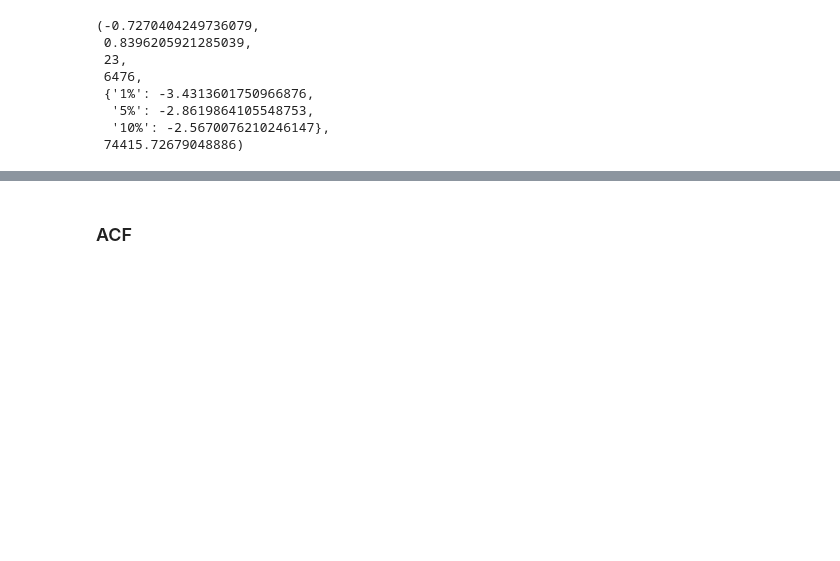
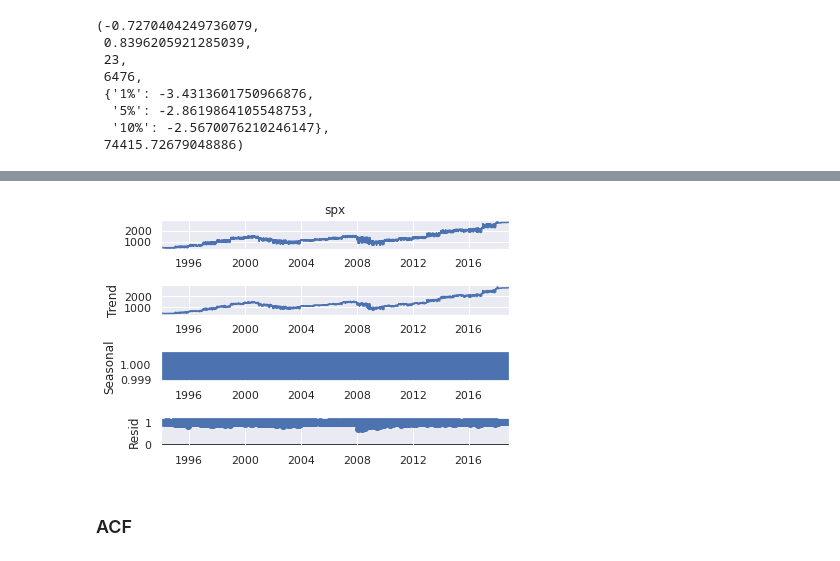
Before and after one commit to MahmutAtia/Time-Series-Analysis-in-Python, a Jupyter notebook: working with time series.ipynb, the cells around one changed output, grey strips where cells are left out. Cells and saved outputs as stored; diff of their text form; code cells hidden in the pictures; blank space fills up the shorter version.

```diff
--- a/working with time series.ipynb
+++ b/working with time series.ipynb
@@ -159,3 +170,9 @@ adfuller(df_copy["wn"])
+# %%
+seaon_mult = seasonal_decompose(df_copy_final.spx, model="multitive")
+seaon_mult.plot()
+plt.show()
+# %% [output]
+[figure, added]
 # %% [markdown]
 ### ACF
 # %%
```
Also changed, not shown: parts of 22 cells of this notebook, 1 other file.
